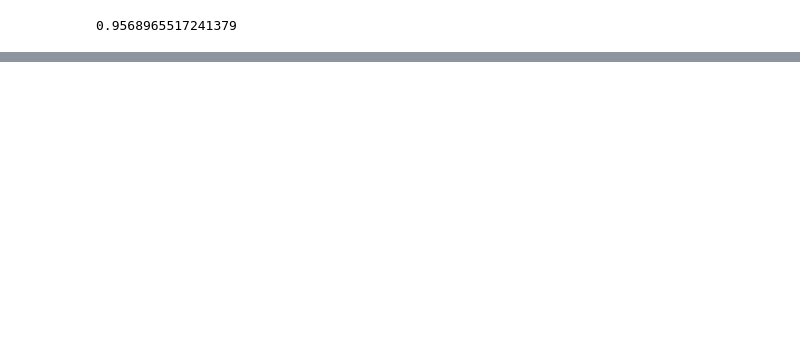
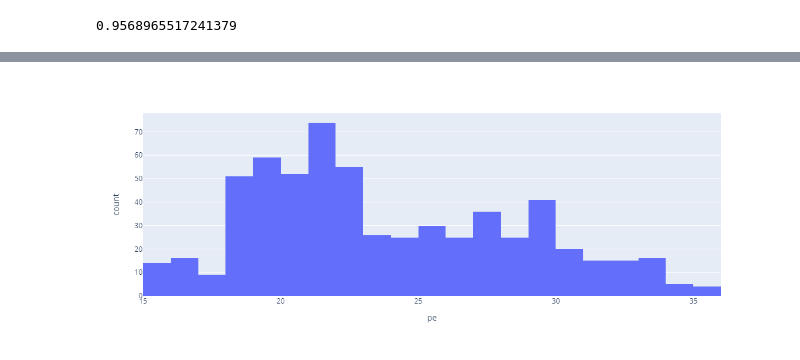
Before and after one commit to nju-luke/inves, a Jupyter notebook: analysis.ipynb, the cells around one changed output, grey strips where cells are left out. Saved outputs shown, nothing was run; the diff lists cells and outputs as text; code cells hidden in the pictures; blank space fills up the shorter version.

```diff
--- a/analysis.ipynb
+++ b/analysis.ipynb
@@ -189,0 +215,4 @@ sum(y_ == y)/len(y)
+# %%
+px.histogram(df,x='pe')
+# %% [output]
+[figure, added]
```
Also changed, not shown: parts of 16 cells of this notebook, 3 other files.
